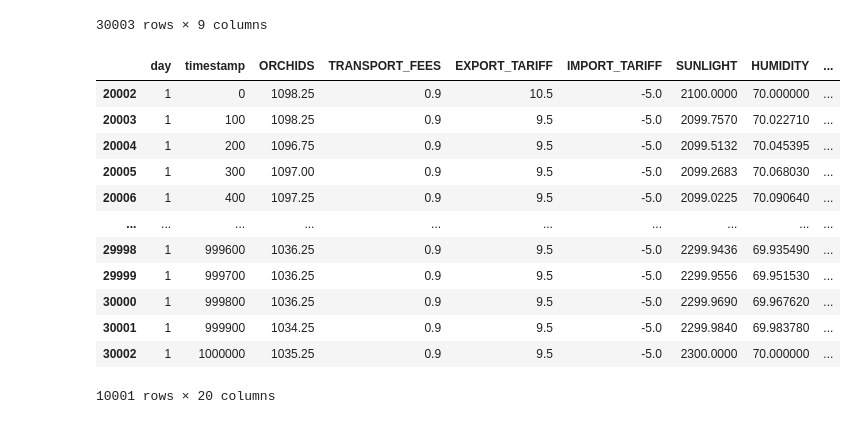
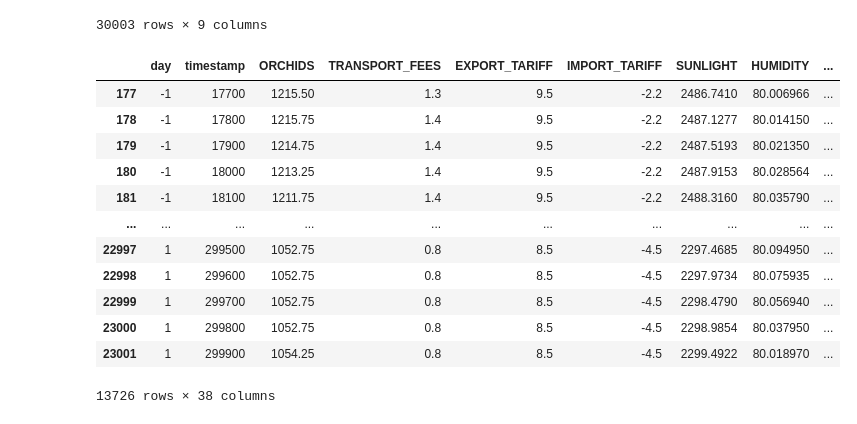
Before and after one commit to felixpoirier1/Prosperity, a Jupyter notebook: data analysis/Round 2/r2 ANAL_brute force lag.ipynb, the cells around one changed output. Cells and saved outputs as stored; diff of their text form; code cells hidden in the pictures.

```diff
--- a/data analysis/Round 2/r2 ANAL_brute force lag.ipynb
+++ b/data analysis/Round 2/r2 ANAL_brute force lag.ipynb
@@ -5,6 +5,7 @@ import matplotlib.pyplot as plt
 %matplotlib inline
 from sklearn.model_selection import train_test_split
 from sklearn.linear_model import LinearRegression
+from sklearn.linear_model import Lasso
 from sklearn.metrics import mean_squared_error, accuracy_score, confusion_matrix, r2_score, mean_absolute_error
 
 import seaborn as sns
@@ -15,12 +16,15 @@ from sklearn.tree import export_graphviz
 import graphviz
 from collections import Counter
 
-from sklearn.preprocessing import StandardScaler
+from sklearn.preprocessing import StandardScaler, MinMaxScaler
 scaler = StandardScaler()
+scaler_min_max = MinMaxScaler(feature_range=(0, 1))
 
 from IPython.display import Image
 from scipy.stats import norm
 from scipy.signal import argrelextrema
+
+pd.set_option('display.max_columns', None)
 # %%
 prices = pd.read_csv("useful_data/round_2_day_1_joined_table.csv")
 prices.rename(columns={prices.columns[0]: 'timestamp'}, inplace=True)
@@ -92,30 +143,58 @@ orchids
 # %%
-orchids['cum_sun'] = orchids.groupby('day')['SUNLIGHT'].cumsum()
-orchids['remain_sun'] = (2500 * 7 / 12 * 10000 - np.minimum(orchids['cum_sun'], 2500 * 7 / 12 * 10000)) / 10000 * 12 / 7
-orchids['sun_change'] = orchids['SUNLIGHT'].pct_change() * 100
+orchids['cum_sun'] = orchids.groupby('day')['SUNLIGHT'].cumsum() / 10000 # ok
+orchids['remain_sun'] = (2500 * 7 / 12 - np.minimum(orchids['cum_sun'], 2500 * 7 / 12)) * 12 / 7 # alt is better
+orchids['alt_sun'] = np.where(orchids['SUNLIGHT'] >= 2500, orchids['SUNLIGHT'], 0) # overpowers SUNLIGHT sometimes
+orchids['alt_cum_sun'] = orchids.groupby('day')['alt_sun'].cumsum() / 10000 # no
+orchids['alt_remain_sun'] = (2500 * 7 / 12 - np.minimum(orchids['alt_cum_sun'], 2500 * 7 / 12)) * 12 / 7 # yes
+orchids['alter_sun'] = np.where(orchids['SUNLIGHT'] >= 2500, 1, 0) # no
+orchids['alter_cum_sun'] = orchids.groupby('day')['alter_sun'].cumsum() #no
+orchids['alter_remain_sun'] = (7 / 12 * 10000 - np.minimum(orchids['alter_cum_sun'], 7 / 12 * 10000)) * 12 / 7 / 10000 # alter is garbage
+orchids['sun_change'] = orchids['SUNLIGHT'].pct_change() * 100 # yes
+orchids['sun_diff'] = orchids['SUNLIGHT'].diff()
 orchids['sun_delta'] = orchids['SUNLIGHT'].pct_change() * 100 + 100
-orchids['sun_gamma'] = (orchids['sun_delta']).pct_change(fill_method=None) * 100
-orchids['hum_diff'] = (orchids['HUMIDITY'] - 70).abs()
+orchids['sun_gamma'] = (orchids['sun_delta']).pct_change(fill_method=None) * 100 # this is wrong
+
+
+orchids['hum_diff'] = (orchids['HUMIDITY'] - 70).abs() # keep
+orchids['alt_hum_diff'] = np.maximum((orchids['HUMIDITY'] - 70).abs() - 10, 0) # not as good
 orchids['hum_change'] = orchids['HUMIDITY'].pct_change() * 100
-orchids['tte'] = (orchids['new_timestamp'].iloc[-1]  - orchids['new_timestamp']) / 100
-orchids['orchid_diff'] = orchids['ORCHIDS'] - orchids.groupby('day')['ORCHIDS'].transform('first')
-orchids['orchid_shift'] = orchids.groupby('day')['ORCHIDS'].shift(0)
+orchids['alt_hum_change'] = np.where(orchids['alt_hum_diff'] == 0, orchids['hum_change'], 0)
+orchids['hum_avg'] = orchids.groupby('day')['HUMIDITY'].expanding().mean().reset_index(level=0, drop=True)
+orchids['hum_log'] = np.log(orchids['hum_diff']+1e9)
+orchids['alt_hum_log'] = np.log(orchids['alt_hum_diff']+1e9)
+orchids['roll_hum_avg'] = orchids.groupby('day')['HUMIDITY'].transform(lambda x: x.rolling(window=70, min_periods=1).mean())
+orchids['high_low_humidity'] = ((orchids['HUMIDITY'] < 60) | (orchids['HUMIDITY'] > 80)).astype(int)
+orchids['mid_humidity'] = ((orchids['HUMIDITY'] >= 60) | (orchids['HUMIDITY'] <= 80)).astype(int)
+orchids['hum_change_hl'] = 0
+
+orchids['tte'] = (10000000 - orchids['timestamp']) / 10000
+orchids['orchid_diff'] = orchids['ORCHIDS'].diff()
+orchids['orchid_shift'] = orchids.groupby('day')['ORCHIDS'].shift(1)
+orchids['orchid_log'] = np.log(orchids['ORCHIDS'])
+
+# try out logs?
+# rolling avreages
+
+orchids['orchid_sun'] = orchids['orchid_diff'] / orchids['SUNLIGHT'].diff()
+orchids['orchid_hum'] = orchids['orchid_diff'] / orchids['HUMIDITY'].diff()
 
 features = ['TRANSPORT_FEES', 'EXPORT_TARIFF', 'IMPORT_TARIFF', 'SUNLIGHT', 'HUMIDITY', 'cum_sun', 'remain_sun', 'hum_diff']
-features_non_overlap = ['SUNLIGHT', 'HUMIDITY', 'cum_sun', 'hum_diff']
-features_with_givens = ['sun_change', 'hum_diff', 'hum_change', 'remain_sun', 'SUNLIGHT']
-orchids[orchids['day'] > 0]
+features_hl_hum = ['sun_change', 'hum_avg', 'hum_diff', 'SUNLIGHT', 'alt_remain_sun', 'hum_change', 'alt_hum_change', 'sun_diff',
+                        'alt_cum_sun', 'alt_hum_diff', 'hum_log', 'alt_hum_log', 'roll_hum_avg']
+features_mid_hum = ['sun_change', 'hum_avg', 'hum_diff', 'SUNLIGHT', 'alt_remain_sun', 'hum_change', 'alt_hum_change', 'sun_diff',
+                        'alt_cum_sun', 'alt_hum_diff', 'hum_log', 'alt_hum_log', 'roll_hum_avg']
+orchids[orchids['alt_hum_diff']>0]
 # %% [output]
 |  | day | timestamp | ORCHIDS | TRANSPORT_FEES | EXPORT_TARIFF | IMPORT_TARIFF | SUNLIGHT | HUMIDITY | ... |
-| 20002 | 1 | 0 | 1098.25 | 0.9 | 10.5 | -5.0 | 2100.0000 | 70.000000 | ... |
-| 20003 | 1 | 100 | 1098.25 | 0.9 | 9.5 | -5.0 | 2099.7570 | 70.022710 | ... |
-| 20004 | 1 | 200 | 1096.75 | 0.9 | 9.5 | -5.0 | 2099.5132 | 70.045395 | ... |
-| 20005 | 1 | 300 | 1097.00 | 0.9 | 9.5 | -5.0 | 2099.2683 | 70.068030 | ... |
-| 20006 | 1 | 400 | 1097.25 | 0.9 | 9.5 | -5.0 | 2099.0225 | 70.090640 | ... |
+| 177 | -1 | 17700 | 1215.50 | 1.3 | 9.5 | -2.2 | 2486.7410 | 80.006966 | ... |
+| 178 | -1 | 17800 | 1215.75 | 1.4 | 9.5 | -2.2 | 2487.1277 | 80.014150 | ... |
+| 179 | -1 | 17900 | 1214.75 | 1.4 | 9.5 | -2.2 | 2487.5193 | 80.021350 | ... |
+| 180 | -1 | 18000 | 1213.25 | 1.4 | 9.5 | -2.2 | 2487.9153 | 80.028564 | ... |
+| 181 | -1 | 18100 | 1211.75 | 1.4 | 9.5 | -2.2 | 2488.3160 | 80.035790 | ... |
 | ... | ... | ... | ... | ... | ... | ... | ... | ... | ... |
-| 29998 | 1 | 999600 | 1036.25 | 0.9 | 9.5 | -5.0 | 2299.9436 | 69.935490 | ... |
-| 29999 | 1 | 999700 | 1036.25 | 0.9 | 9.5 | -5.0 | 2299.9556 | 69.951530 | ... |
-| 30000 | 1 | 999800 | 1036.25 | 0.9 | 9.5 | -5.0 | 2299.9690 | 69.967620 | ... |
-| 30001 | 1 | 999900 | 1034.25 | 0.9 | 9.5 | -5.0 | 2299.9840 | 69.983780 | ... |
-| 30002 | 1 | 1000000 | 1035.25 | 0.9 | 9.5 | -5.0 | 2300.0000 | 70.000000 | ... |
+| 22997 | 1 | 299500 | 1052.75 | 0.8 | 8.5 | -4.5 | 2297.4685 | 80.094950 | ... |
+| 22998 | 1 | 299600 | 1052.75 | 0.8 | 8.5 | -4.5 | 2297.9734 | 80.075935 | ... |
+| 22999 | 1 | 299700 | 1052.75 | 0.8 | 8.5 | -4.5 | 2298.4790 | 80.056940 | ... |
+| 23000 | 1 | 299800 | 1052.75 | 0.8 | 8.5 | -4.5 | 2298.9854 | 80.037950 | ... |
+| 23001 | 1 | 299900 | 1054.25 | 0.8 | 8.5 | -4.5 | 2299.4922 | 80.018970 | ... |
-10001 rows × 20 columns
+13726 rows × 38 columns
```
Also changed, not shown: parts of 21 cells of this notebook, 8 other files.
